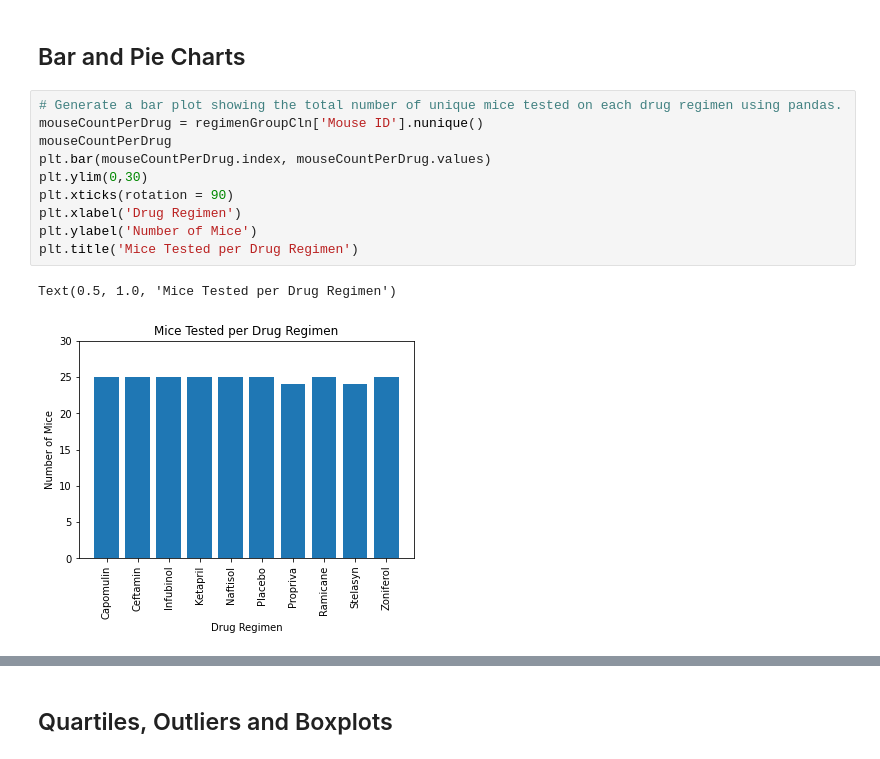
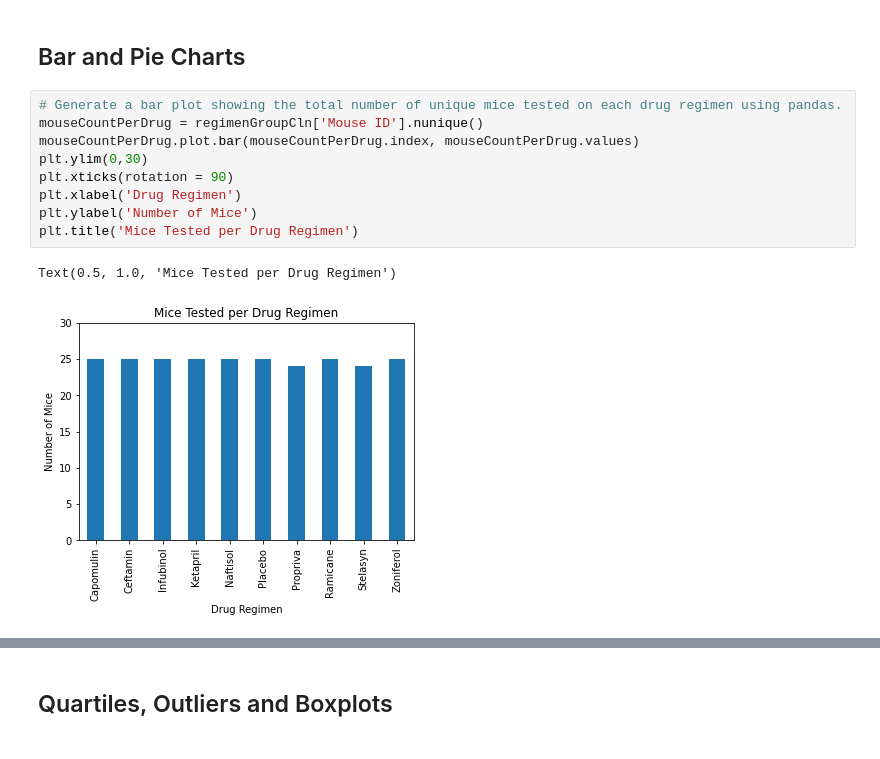
Before and after one commit to owenmeyer3/matplotlib-challenge, a Jupyter notebook: Instructions/Pymaceuticals/pymaceuticals_starter.ipynb, the cells around one changed output, grey strips where cells are left out. Drawn from its saved outputs; the diff is of its cells as text.

Commit message:
Made bar and pie charts

```diff
--- a/Instructions/Pymaceuticals/pymaceuticals_starter.ipynb
+++ b/Instructions/Pymaceuticals/pymaceuticals_starter.ipynb
@@ -136,15 +136,14 @@ regimenDataWithAgg
 # %%
 # Generate a bar plot showing the total number of unique mice tested on each drug regimen using pandas.
 mouseCountPerDrug = regimenGroupCln['Mouse ID'].nunique()
-mouseCountPerDrug
-plt.bar(mouseCountPerDrug.index, mouseCountPerDrug.values)
+mouseCountPerDrug.plot.bar(mouseCountPerDrug.index, mouseCountPerDrug.values)
 plt.ylim(0,30)
 plt.xticks(rotation = 90)
 plt.xlabel('Drug Regimen')
 plt.ylabel('Number of Mice')
 plt.title('Mice Tested per Drug Regimen')
 # %% [output]
 Text(0.5, 1.0, 'Mice Tested per Drug Regimen')
-[figure, old version]
+[figure, new version]
 # %%
 # Generate a bar plot showing the total number of unique mice tested on each drug regimen using pyplot.
```
Also changed, not shown: parts of 3 cells of this notebook.
